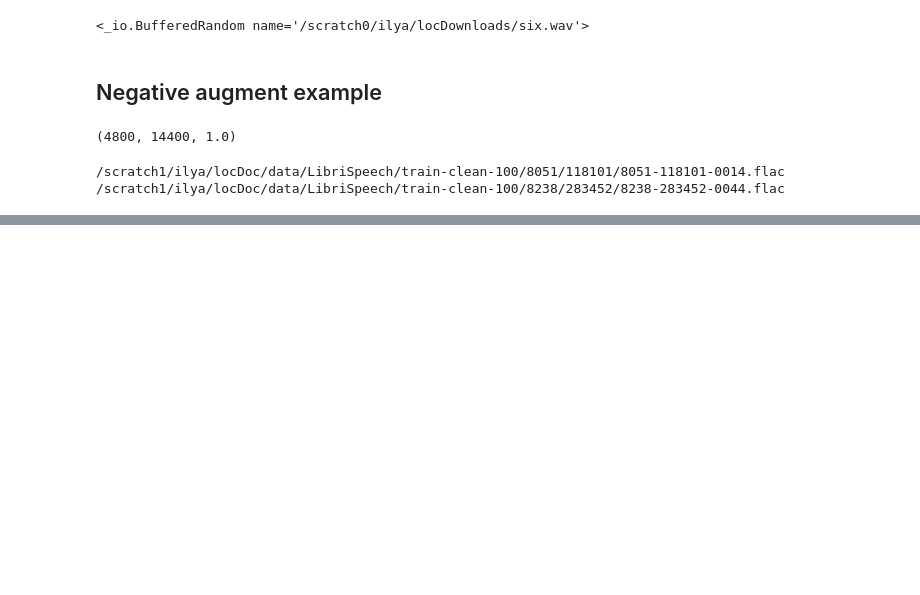
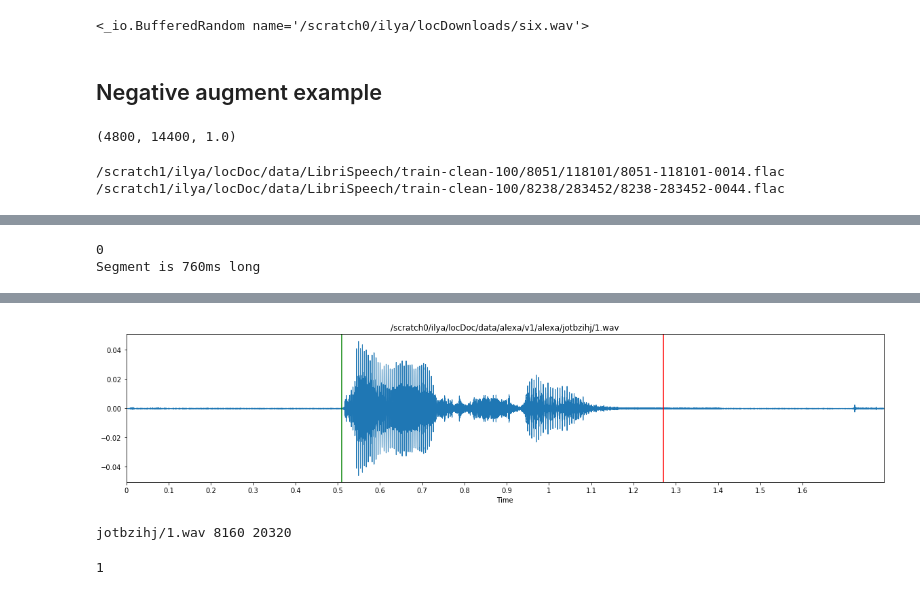
Before and after one commit to ilyakava/py3fst, a Jupyter notebook: data_augment.ipynb, the cells around one changed output, grey strips where cells are left out. Drawn from its saved outputs; the diff is of its cells as text; code cells hidden in the pictures; blank space fills up the shorter version.

```diff
--- a/data_augment.ipynb
+++ b/data_augment.ipynb
@@ -309,0 +352,3 @@ plt.imshow(specs[26])
+# %%
+def chunk_duration_s(chunk, sr=16000):
+    return (chunk[1]-chunk[0]) / float(sr)
@@ -309,0 +380,37 @@ plt.imshow(specs[26])
+# %%
+# load source files
+with open('data/alexa.annotated.ryan_todo.json') as json_file:
+    metadata_todo = json.load(json_file)
+source_files = list(metadata_todo.keys())
+source_files = [os.path.join('/scratch0/ilya/locDoc/data/alexa/v1/alexa', fname) for fname in source_files]
+# %%
+# Init
+ci = -1
+# %%
+# Next
+ci += 1
+user_start = None
+user_end = None
+# %%
+# Test
+print(ci)
+fig = plt.figure()
+y, sr = sf.read(source_files[ci])
+try:
+    guess_start, guess_end = source_file_to_start_sample(source_files[ci])
+except:
+    guess_start, guess_end = [0, len(y)]
+selected_start = user_start if user_start is not None else guess_start
+selected_end = user_end if user_end is not None else guess_end
+librosa.display.waveplot(y, sr=sr)
+plt.title(source_files[ci])
+plt.axvline(x=selected_start/float(sr), c='green')
+plt.axvline(x=selected_end/float(sr), c='red')
+plt.xticks(np.array(list(range(int(len(y)/float(sr)*10)))) / 10.0)
+fig.set_figwidth(20)
+print('Segment is %ims long' % int((selected_end-selected_start)/float(sr)*1000) )
+# fig
+ipd.Audio(y[selected_start:selected_end], rate=sr)
+# %% [output]
+0
+Segment is 760ms long
@@ -309,0 +418 @@ plt.imshow(specs[26])
+[figure, added]
@@ -309,0 +425,9 @@ plt.imshow(specs[26])
+# %%
+# Save in memory
+file_id = os.path.join(*source_files[ci].split('/')[-2:])
+print(file_id, selected_start, selected_end)
+metadata[file_id] = [int(selected_start), int(selected_end)]
+len(metadata)
+# %% [output]
+jotbzihj/1.wav 8160 20320
+1
```
Also changed, not shown: parts of 20 cells of this notebook, 3 other files.
